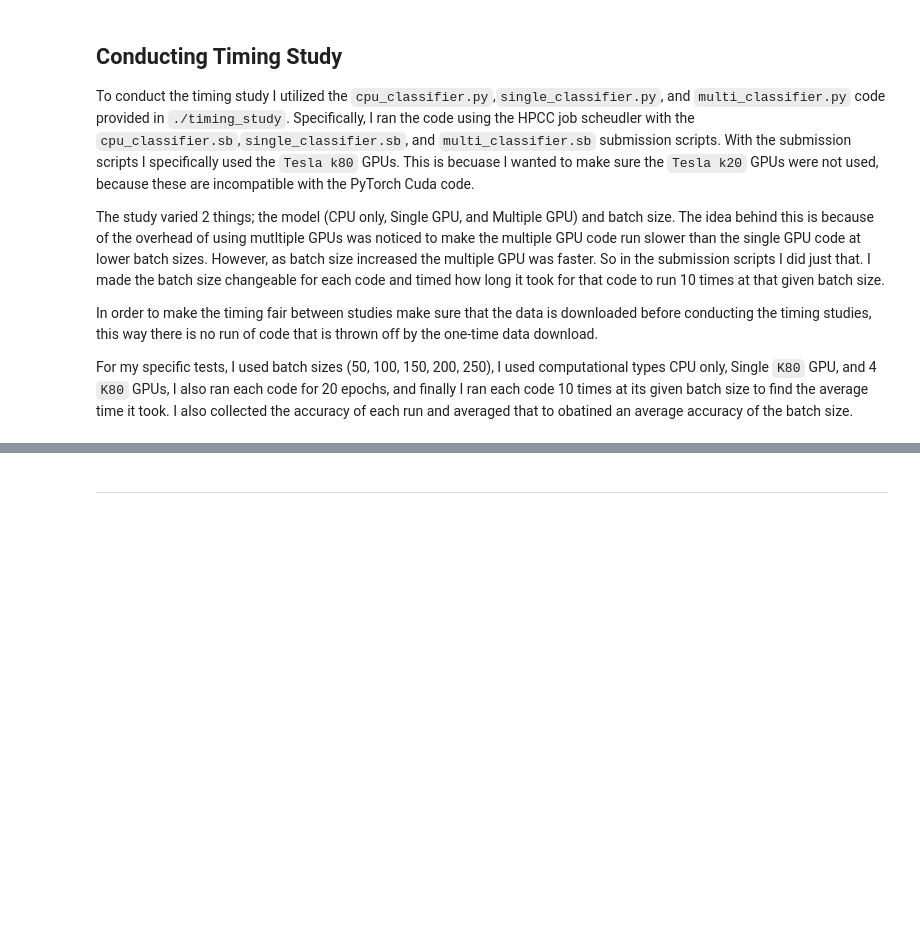
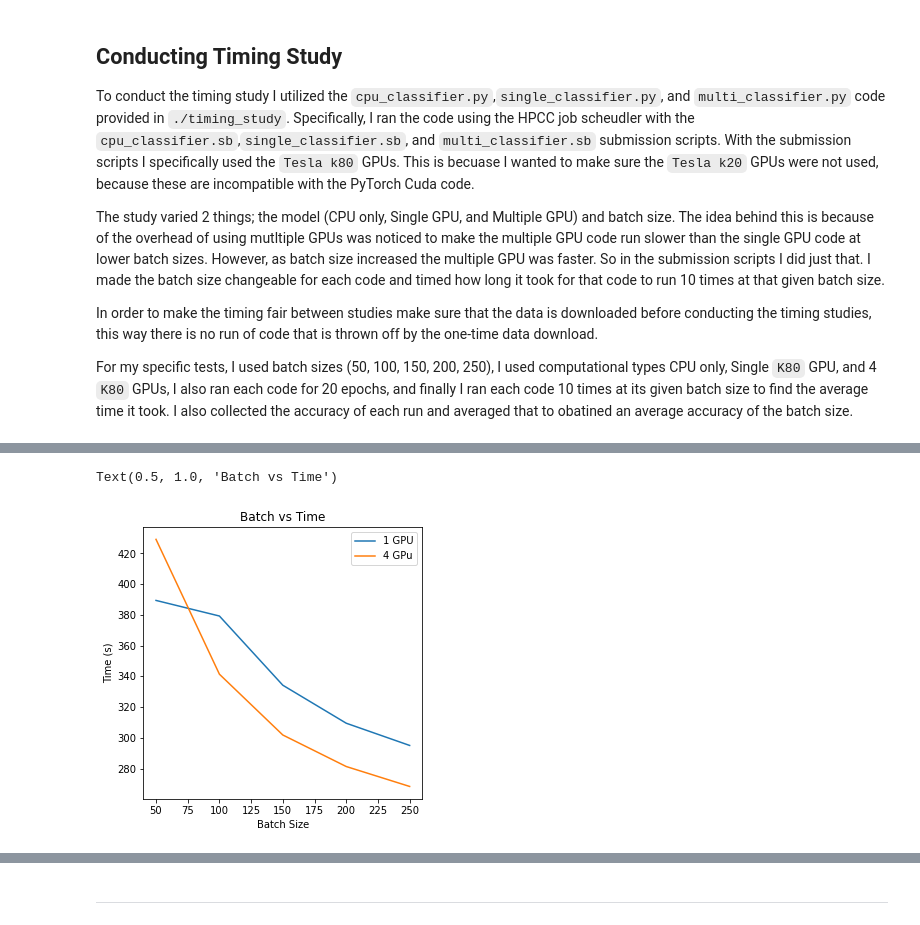
Before and after one commit to mcint170/CMSE_401_Project, a Jupyter notebook: Classifier_Part_2.ipynb, the cells around one changed output, grey strips where cells are left out. Cells and saved outputs as stored; diff of their text form; code cells hidden in the pictures; blank space fills up the shorter version.

```diff
--- a/Classifier_Part_2.ipynb
+++ b/Classifier_Part_2.ipynb
@@ -243,0 +266,17 @@ Written by Dr. Dirk Colbry, Michigan State University
+# %%
+import matplotlib.pyplot as plt
+import pandas as pd
+
+# Load in data
+single = pd.read_csv("./results/single.txt")
+multi = pd.read_csv("./results/multi_4.txt")
+
+figure, axes = plt.subplots(1,1, figsize=(5,5))
+single.plot("batch","time",ax=axes, label="1 GPU")
+multi.plot("batch","time",ax=axes, label="4 GPU")
+axes.set_xlabel("Batch Size")
+axes.set_ylabel("Time (s)")
+axes.set_title("Batch vs Time")
+# %% [output]
+Text(0.5, 1.0, 'Batch vs Time')
+[figure, added]
```
Also changed, not shown: parts of 22 cells of this notebook, 1 other file.
